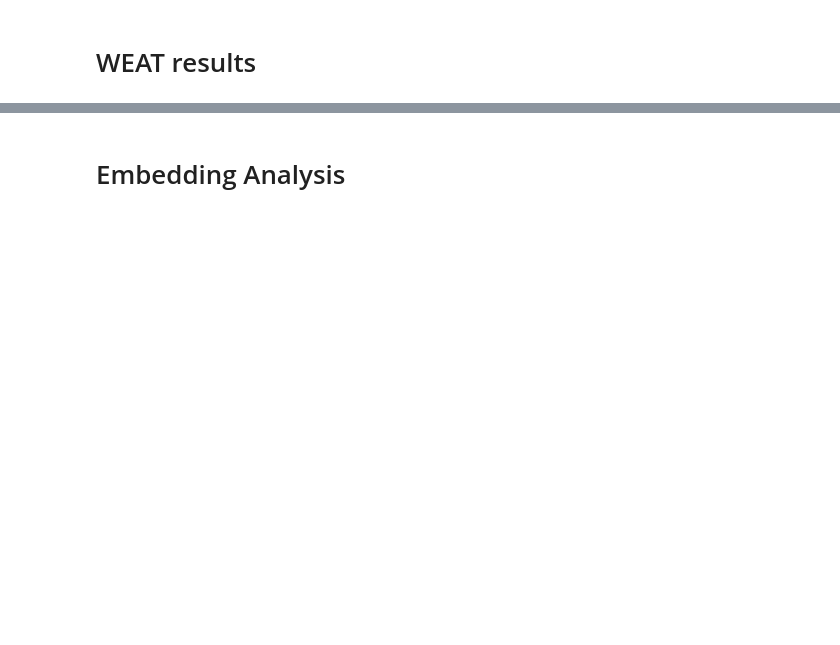
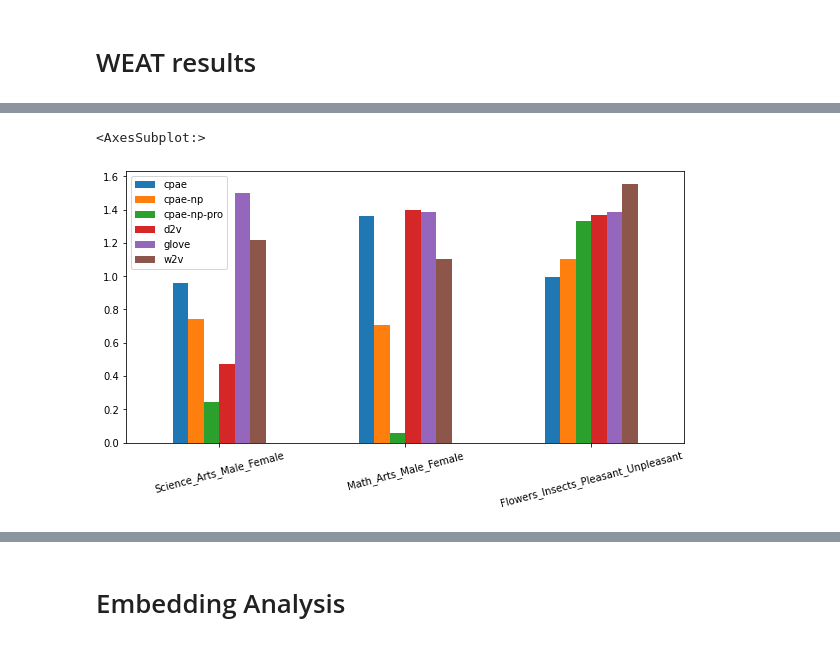
Before and after one commit to ed-w-lee/cpae-bias, a Jupyter notebook: notebooks/Bias exploration.ipynb, the cells around one changed output, grey strips where cells are left out. Saved outputs shown, nothing was run; the diff lists cells and outputs as text; code cells hidden in the pictures; blank space fills up the shorter version.

```diff
--- a/notebooks/Bias exploration.ipynb
+++ b/notebooks/Bias exploration.ipynb
@@ -12,3 +13,8 @@ from scipy.spatial import distance
 from numpy.linalg import norm
 # %% [markdown]
 # WEAT results
+# %%
+all_res = pd.read_json('../results/out.json', orient='index')
+
+scores = all_res.applymap(lambda e: e['score'])
+scores
@@ -14,0 +29,5 @@ from numpy.linalg import norm
+# %%
+scores.T.plot(kind='bar', rot=15, figsize=(10,5))
+# %% [output]
+<AxesSubplot:>
+[figure, added]
```
Also changed, not shown: parts of 18 cells of this notebook, 9 other files.
